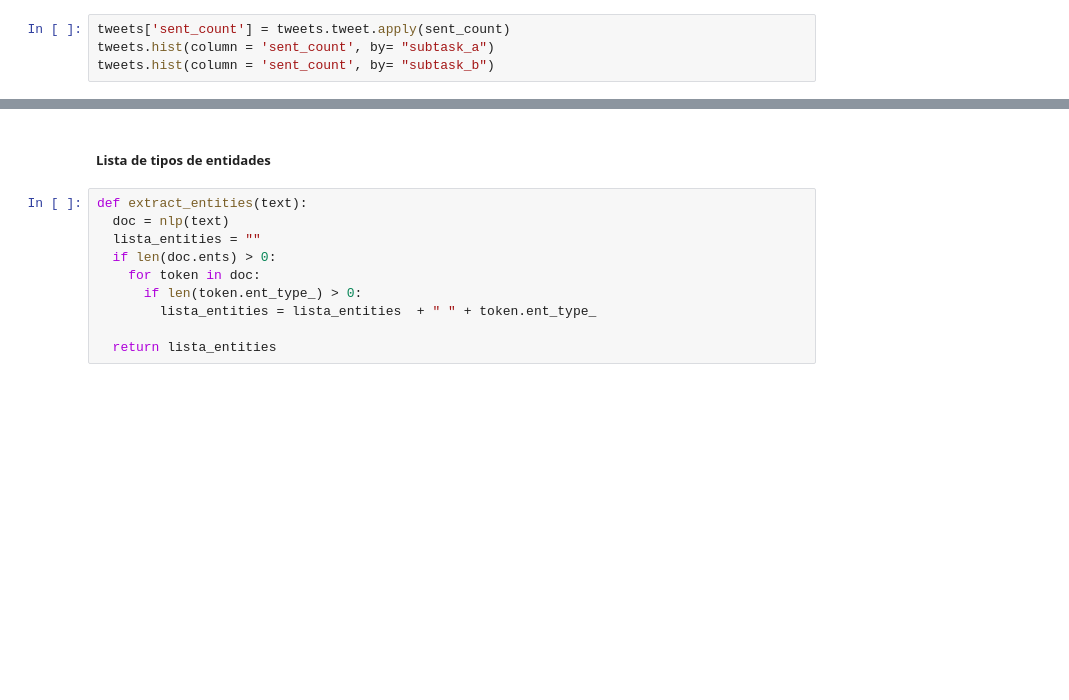
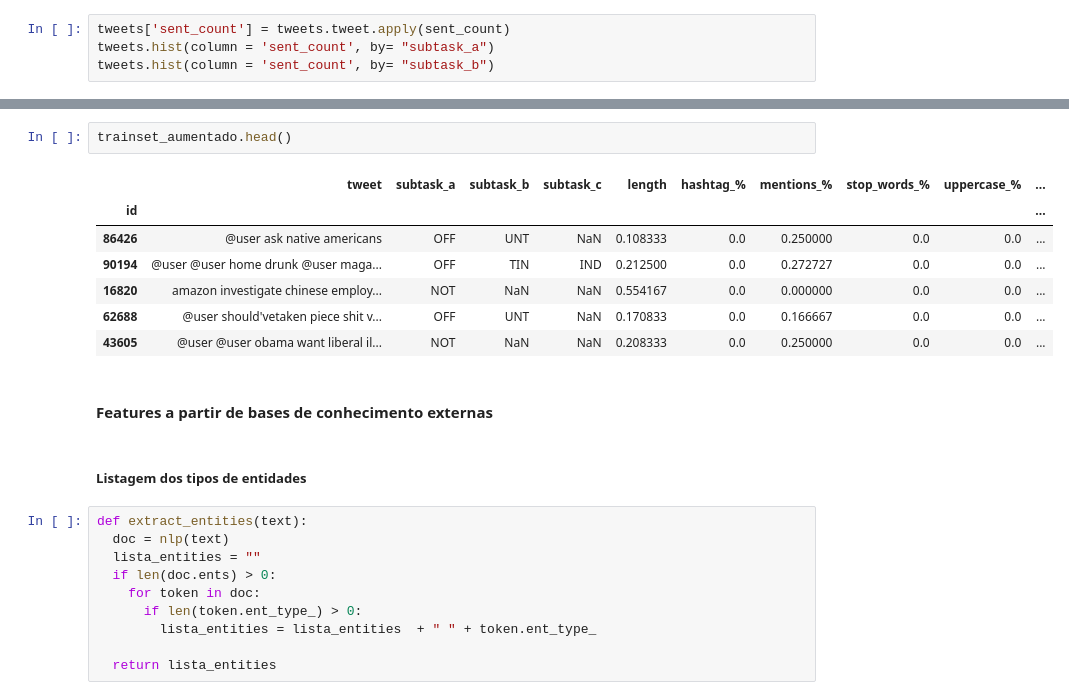
Before and after one commit to eduardodut/Mineracao_dados_textos_web, a Jupyter notebook: projeto01_equipe01.ipynb, the cells around one changed output, grey strips where cells are left out. Saved outputs shown, nothing was run; the diff lists cells and outputs as text; blank space fills up the shorter version.

```diff
--- a/projeto01_equipe01.ipynb
+++ b/projeto01_equipe01.ipynb
@@ -410,5 +444,17 @@ tweets.hist(column = 'sent_count', by= "subtask_b")
+# %%
+trainset_aumentado.head()
+# %% [output]
+|  | tweet | subtask_a | subtask_b | subtask_c | length | hashtag_% | mentions_% | stop_words_% | uppercase_% | ... |
+| id |  |  |  |  |  |  |  |  |  | ... |
+| 86426 | @user ask native americans | OFF | UNT | NaN | 0.108333 | 0.0 | 0.250000 | 0.0 | 0.0 | ... |
+| 90194 | @user @user home drunk @user maga... | OFF | TIN | IND | 0.212500 | 0.0 | 0.272727 | 0.0 | 0.0 | ... |
+| 16820 | amazon investigate chinese employ... | NOT | NaN | NaN | 0.554167 | 0.0 | 0.000000 | 0.0 | 0.0 | ... |
+| 62688 | @user should'vetaken piece shit v... | OFF | UNT | NaN | 0.170833 | 0.0 | 0.166667 | 0.0 | 0.0 | ... |
+| 43605 | @user @user obama want liberal il... | NOT | NaN | NaN | 0.208333 | 0.0 | 0.250000 | 0.0 | 0.0 | ... |
+# %% [markdown]
+#### Features a partir de bases de conhecimento externas
 # %% [markdown]
-##### Lista de tipos de entidades
+##### Listagem dos tipos de entidades
 # %%
 def extract_entities(text):
   doc = nlp(text)
```
Also changed, not shown: parts of 99 cells of this notebook.
